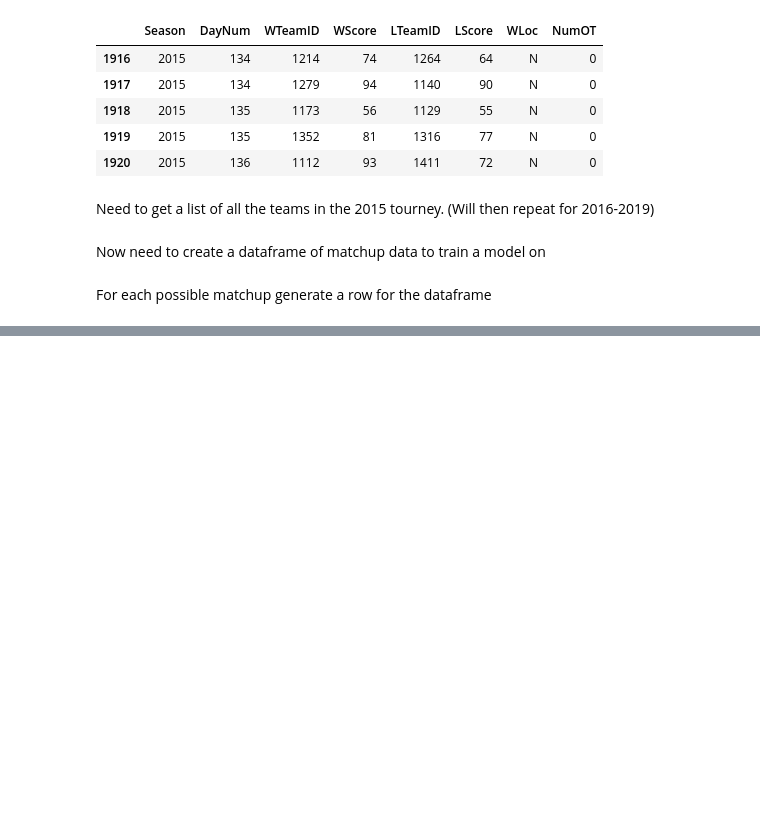
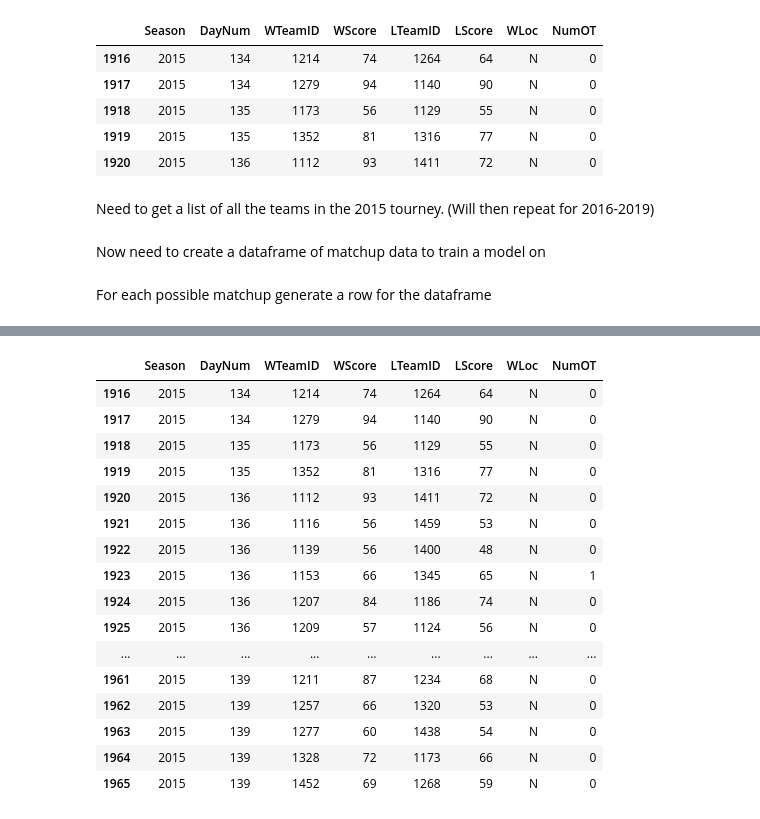
Before and after one commit to PeckJackson/kaggleProjects, a Jupyter notebook: NCAA Mens 2020/data/Untitled.ipynb, the cells around one changed output, grey strips where cells are left out. Drawn from its saved outputs; the diff is of its cells as text; code cells hidden in the pictures; blank space fills up the shorter version.

```diff
--- a/NCAA Mens 2020/data/Untitled.ipynb
+++ b/NCAA Mens 2020/data/Untitled.ipynb
@@ -716,0 +731,24 @@ df_2015_matchups.head()
+# %%
+df_2015_tourney_results = pd.read_csv('MNCAATourneyCompactResults.csv')
+# %%
+df_2015_tourney_results = df_2015_tourney_results.loc[df_2015_tourney_results['Season']==2015]
+# %%
+df_2015_tourney_results.head(50)
+# %% [output]
+|  | Season | DayNum | WTeamID | WScore | LTeamID | LScore | WLoc | NumOT |
+| 1916 | 2015 | 134 | 1214 | 74 | 1264 | 64 | N | 0 |
+| 1917 | 2015 | 134 | 1279 | 94 | 1140 | 90 | N | 0 |
+| 1918 | 2015 | 135 | 1173 | 56 | 1129 | 55 | N | 0 |
+| 1919 | 2015 | 135 | 1352 | 81 | 1316 | 77 | N | 0 |
+| 1920 | 2015 | 136 | 1112 | 93 | 1411 | 72 | N | 0 |
+| 1921 | 2015 | 136 | 1116 | 56 | 1459 | 53 | N | 0 |
+| 1922 | 2015 | 136 | 1139 | 56 | 1400 | 48 | N | 0 |
+| 1923 | 2015 | 136 | 1153 | 66 | 1345 | 65 | N | 1 |
+| 1924 | 2015 | 136 | 1207 | 84 | 1186 | 74 | N | 0 |
+| 1925 | 2015 | 136 | 1209 | 57 | 1124 | 56 | N | 0 |
+| ... | ... | ... | ... | ... | ... | ... | ... | ... |
+| 1961 | 2015 | 139 | 1211 | 87 | 1234 | 68 | N | 0 |
+| 1962 | 2015 | 139 | 1257 | 66 | 1320 | 53 | N | 0 |
+| 1963 | 2015 | 139 | 1277 | 60 | 1438 | 54 | N | 0 |
+| 1964 | 2015 | 139 | 1328 | 72 | 1173 | 66 | N | 0 |
+| 1965 | 2015 | 139 | 1452 | 69 | 1268 | 59 | N | 0 |
```
Also changed, not shown: parts of 10 cells of this notebook.
